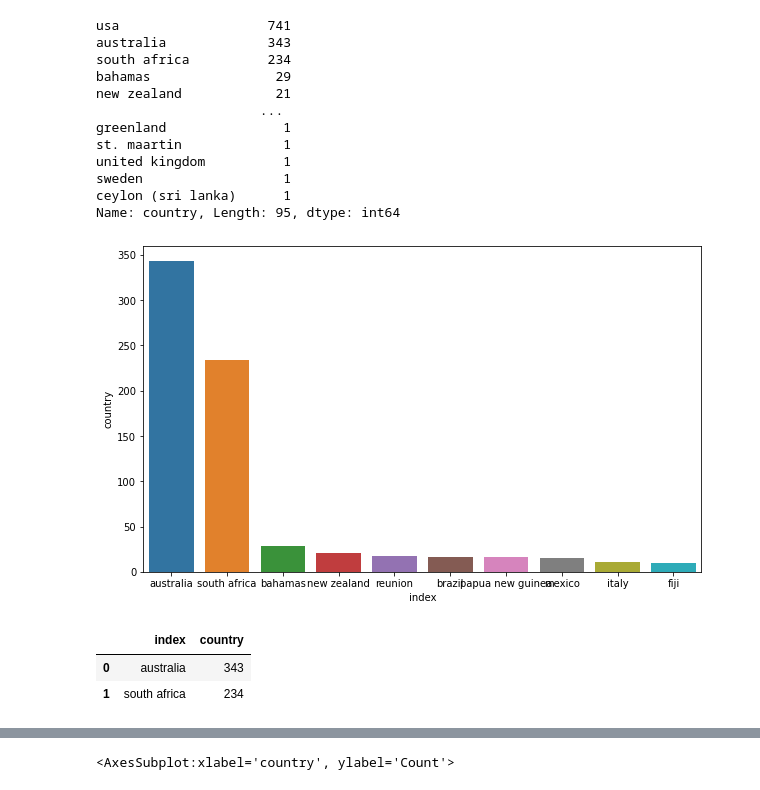
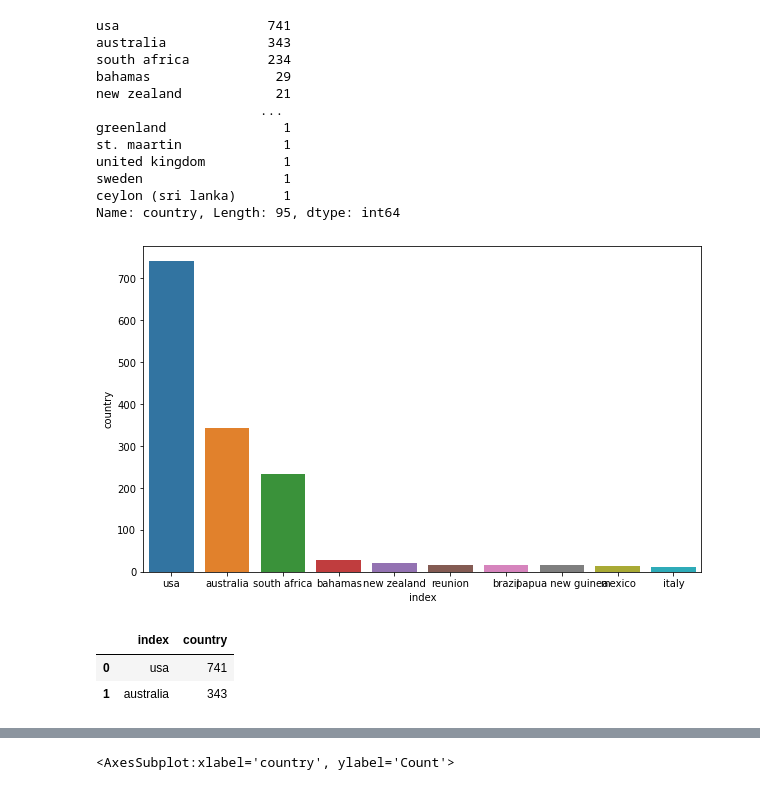
Before and after one commit to Adalab/DA_PromoC_modulo2_sprint2_Mari_y_Mina, a Jupyter notebook: EDA/pair_EDA_3.ipynb, the cells around one changed output, grey strips where cells are left out. Saved outputs shown, nothing was run; the diff lists cells and outputs as text; code cells hidden in the pictures.

```diff
--- a/EDA/pair_EDA_3.ipynb
+++ b/EDA/pair_EDA_3.ipynb
@@ -46,21 +46,21 @@ Name: country, Length: 95, dtype: int64
 # %%
 # Manos a la obra con los plots, estos irán muy dirigidos hacia las preguntas que queremos contestar, para
 # hacer una primera aproximación a nuestras hipótesis:
 # ¿Cuántos ataques hubo por pais? ¿Se puede ver algo claro si ploteamos todos los paises? En caso de que no,
 # seleccionad solo los 10 paises con más ataques y volved a hacer el plot.
 
 df_country = df["country"].value_counts()
-df_country_10 = df_country[1:11].reset_index()
+df_country_10 = df_country[0:10].reset_index()
 
 sns.barplot(x = "index", y = "country", data = df_country_10);
 # %% [output]
-[figure, old version]
+[figure, new version]
 # %%
 df_country_10.head(2)
 # %% [output]
 |  | index | country |
-| 0 | australia | 343 |
-| 1 | south africa | 234 |
+| 0 | usa | 741 |
+| 1 | australia | 343 |
 # %%
 df_filtrado_10 = df[df["country"].isin(["usa", "australia", "south africa", "bahamas", "new zealand", "reunion", "brazil", "papua new guinea", "mexico", "italy"])]
 # %%
```
Also changed, not shown: parts of 12 cells of this notebook.
